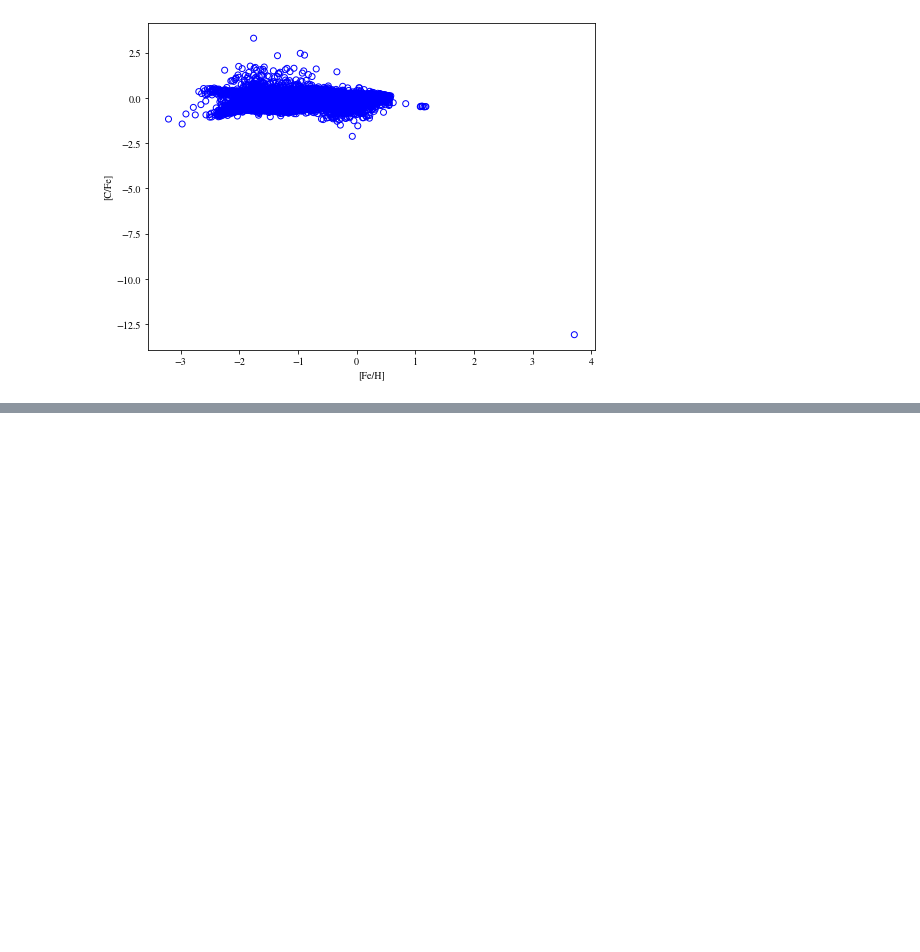
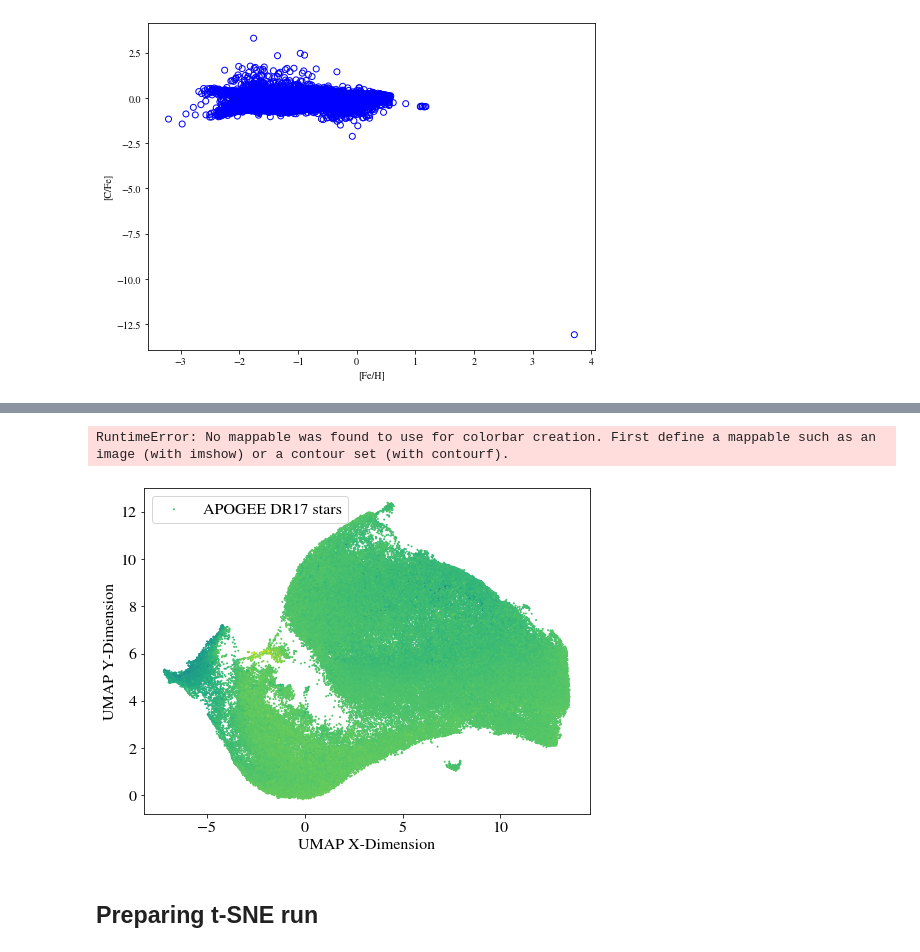
Before and after one commit to webbjj/GALACTIC_Group, a Jupyter notebook: group_folders/Milica/UMAP_full_data.ipynb, the cells around one changed output, grey strips where cells are left out. Cells and saved outputs as stored; diff of their text form; code cells hidden in the pictures; blank space fills up the shorter version.

```diff
--- a/group_folders/Milica/UMAP_full_data.ipynb
+++ b/group_folders/Milica/UMAP_full_data.ipynb
@@ -255,0 +230,15 @@ plt.show()
+# %%
+fig, ax = plt.subplots(figsize=(8,6))
+ax.scatter(umap_dimX, umap_dimY, s=1, c=filtered_data[24], label='APOGEE DR17 stars') #with c = C_FE
+ax.set_xlabel("UMAP X-Dimension", fontsize=16)
+ax.set_ylabel("UMAP Y-Dimension", fontsize=16)
+ax.tick_params(axis='both', which='major', labelsize=16)
+ax.tick_params(axis='both', which='minor', labelsize=16)
+ax.legend(fontsize=16)
+plt.colorbar()
+plt.show()
+# %% [output]
+RuntimeError: No mappable was found to use for colorbar creation. First define a mappable such as an image (with imshow) or a contour set (with contourf).
+[figure, added]
+# %% [markdown]
+## Preparing t-SNE run
```
Also changed, not shown: parts of 24 cells of this notebook.
